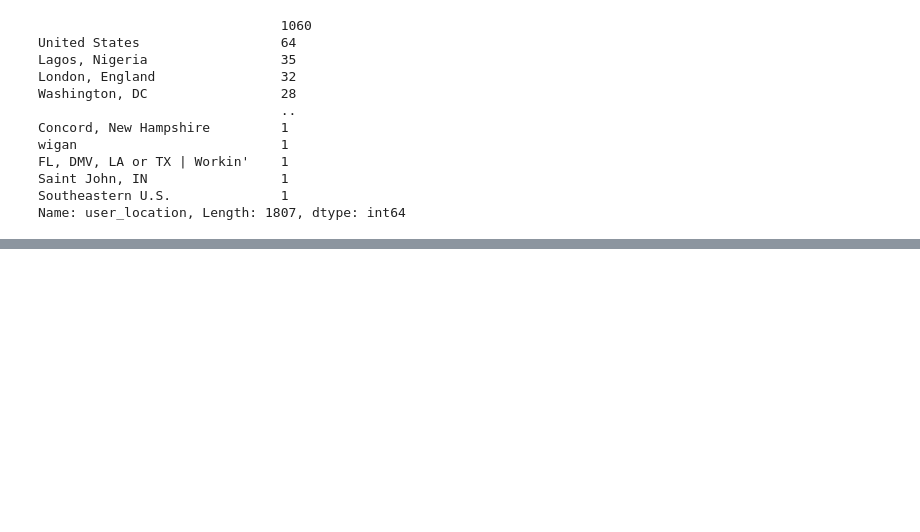
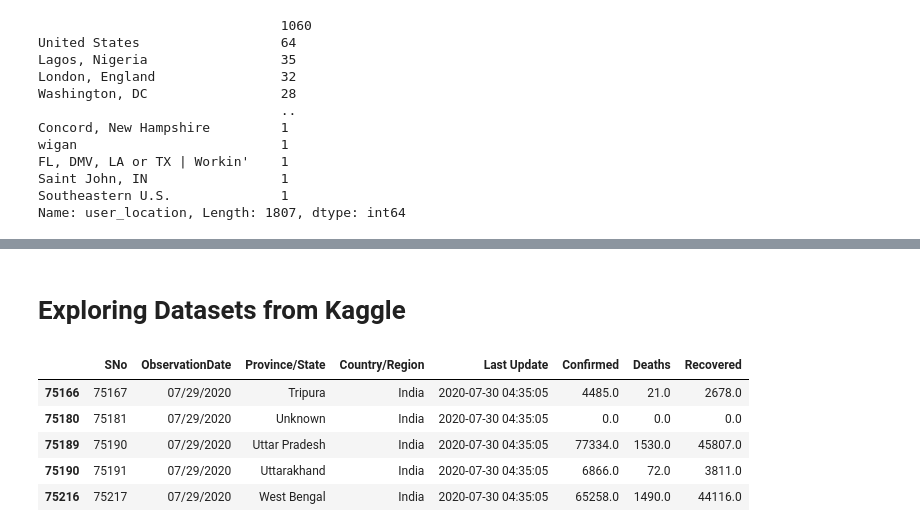
Before and after one commit to eeshsingh123/Covid19_Analysis, a Jupyter notebook: concepts/data_cleaning_try.ipynb, the cells around one changed output, grey strips where cells are left out. Drawn from its saved outputs; the diff is of its cells as text; code cells hidden in the pictures; blank space fills up the shorter version.

```diff
--- a/concepts/data_cleaning_try.ipynb
+++ b/concepts/data_cleaning_try.ipynb
@@ -71,0 +69,2 @@ df[(df['user_location']=="India") & (df["verified"]==0)]
+# %% [markdown]
+# Exploring Datasets from Kaggle
@@ -71,0 +80,9 @@ df[(df['user_location']=="India") & (df["verified"]==0)]
+# %%
+df[df["Country/Region"] == "India"].tail()
+# %% [output]
+|  | SNo | ObservationDate | Province/State | Country/Region | Last Update | Confirmed | Deaths | Recovered |
+| 75166 | 75167 | 07/29/2020 | Tripura | India | 2020-07-30 04:35:05 | 4485.0 | 21.0 | 2678.0 |
+| 75180 | 75181 | 07/29/2020 | Unknown | India | 2020-07-30 04:35:05 | 0.0 | 0.0 | 0.0 |
+| 75189 | 75190 | 07/29/2020 | Uttar Pradesh | India | 2020-07-30 04:35:05 | 77334.0 | 1530.0 | 45807.0 |
+| 75190 | 75191 | 07/29/2020 | Uttarakhand | India | 2020-07-30 04:35:05 | 6866.0 | 72.0 | 3811.0 |
+| 75216 | 75217 | 07/29/2020 | West Bengal | India | 2020-07-30 04:35:05 | 65258.0 | 1490.0 | 44116.0 |
```
Also changed, not shown: parts of 21 cells of this notebook, 5 other files.
